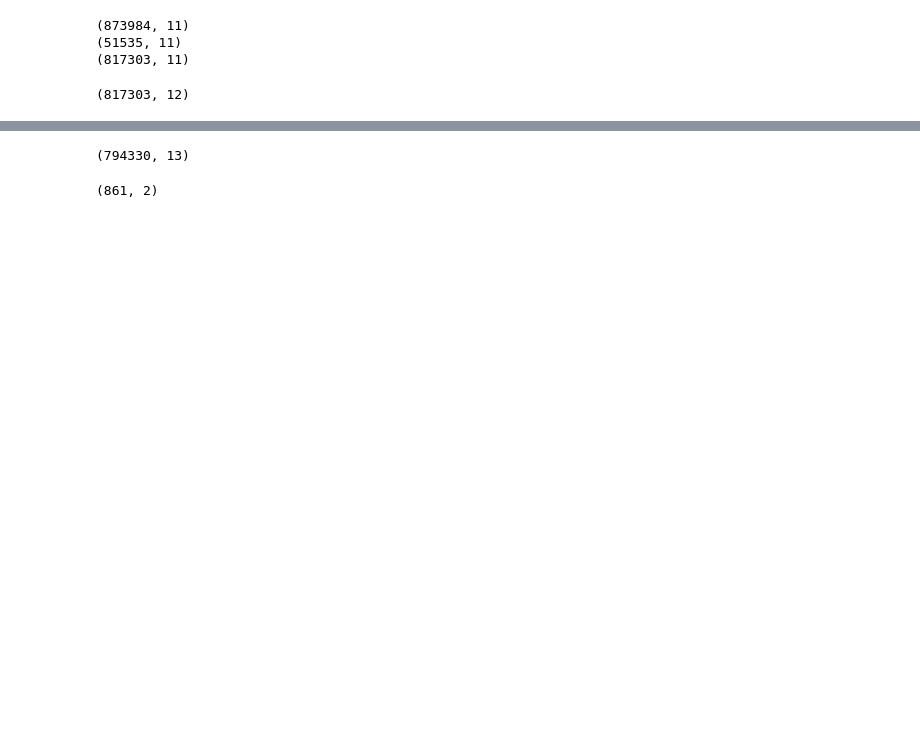
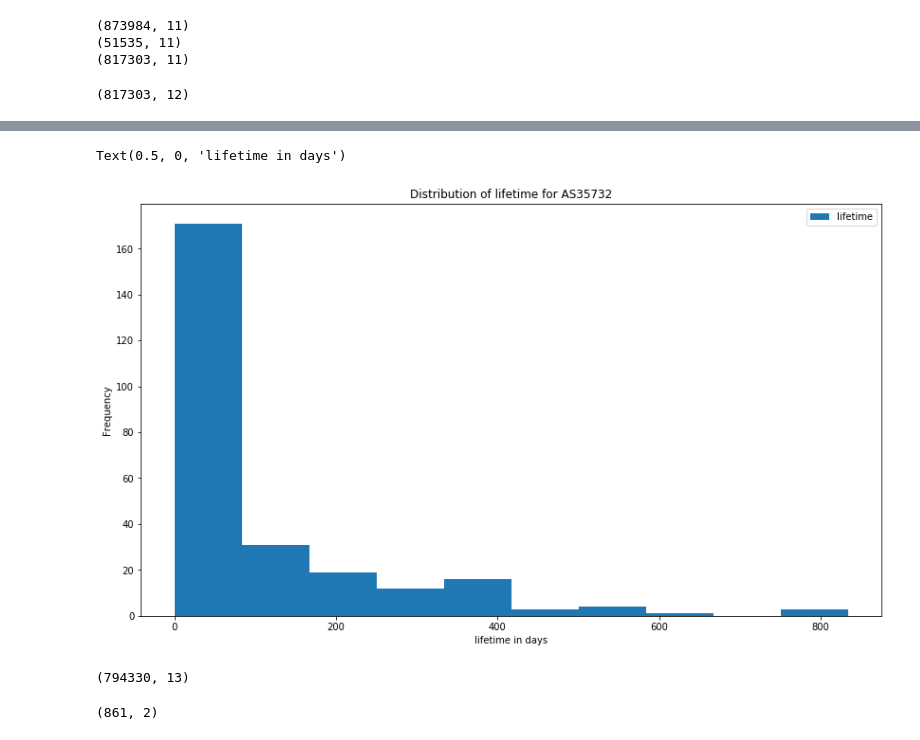
Before and after one commit to samvho/EoCS-portals, a Jupyter notebook: metric1.ipynb, the cells around one changed output, grey strips where cells are left out. Cells and saved outputs as stored; diff of their text form; code cells hidden in the pictures; blank space fills up the shorter version.

```diff
--- a/metric1.ipynb
+++ b/metric1.ipynb
@@ -45,3 +60,11 @@ df_dead.shape
+# %%
+asys = 'AS35732'
+
+plot = df_dead.loc[df_dead['as'] == asys].plot(kind='hist', y='lifetime', figsize=(14, 8), title='Distribution of lifetime for {}'.format(asys))
+plot.set_xlabel('lifetime in days')
+# %% [output]
+Text(0.5, 0, 'lifetime in days')
+[figure, added]
 # %%
 # filter out outliers
 df_dead['z_score'] = df_dead.groupby('as')['lifetime'].apply(lambda x: (x-x.mean())/x.std())
```
Also changed, not shown: parts of 4 cells of this notebook, 3 other files.
